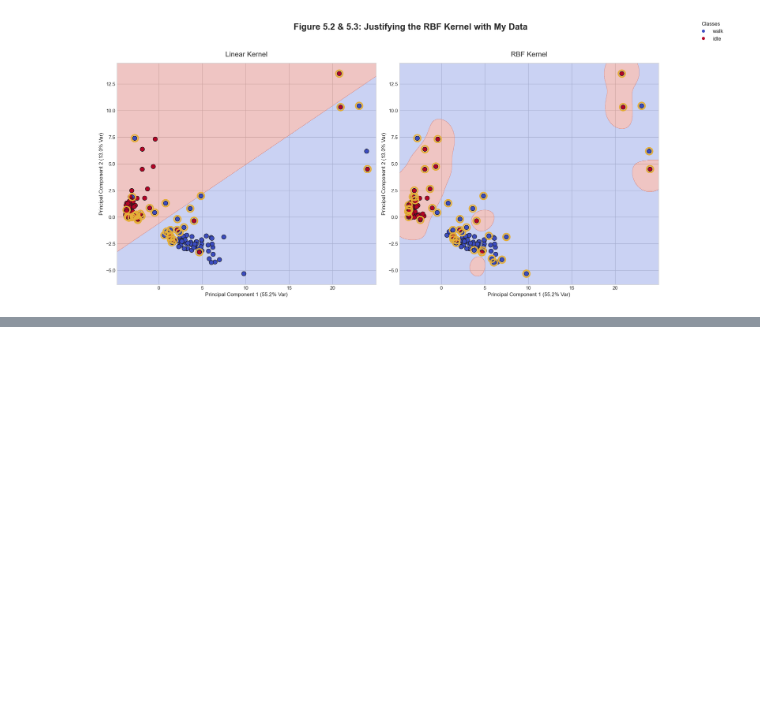
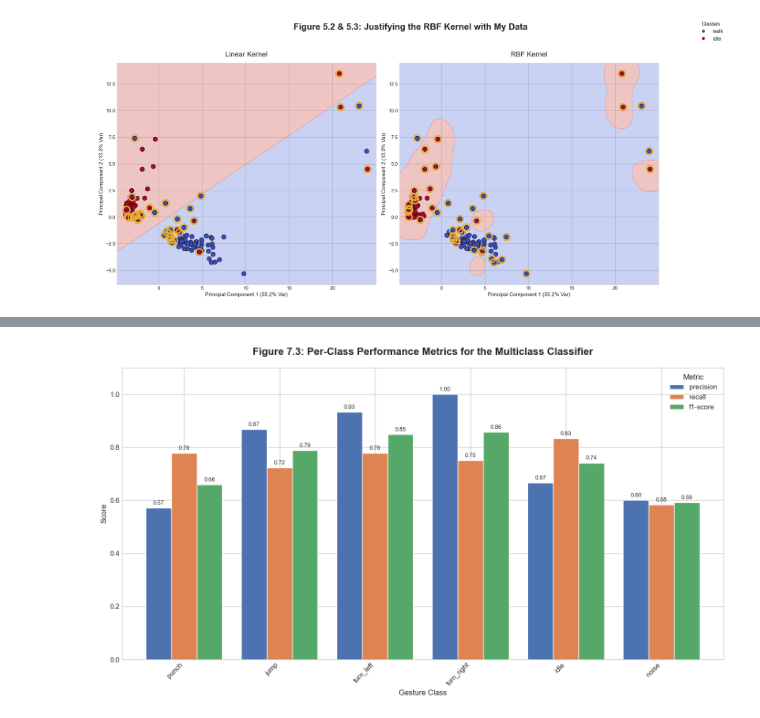
Before and after one commit to CarlKho-Minerva/v3pls, a Jupyter notebook: carl-appendix.ipynb, the cells around one changed output, grey strips where cells are left out. Saved outputs shown, nothing was run; the diff lists cells and outputs as text; code cells hidden in the pictures; blank space fills up the shorter version.

```diff
--- a/carl-appendix.ipynb
+++ b/carl-appendix.ipynb
@@ -898,0 +1070,51 @@ except Exception as e:
+# %%
+import matplotlib.pyplot as plt
+import numpy as np
+import pandas as pd
+from sklearn.metrics import classification_report
+
+try:
+    # --- 1. Get the classification report as a dictionary ---
+    report_dict = classification_report(
+        y_test_multi, y_pred_multi, target_names=MULTICLASS_CLASSES, output_dict=True
+    )
+
+    # --- 2. Extract the per-class metrics into a pandas DataFrame ---
+    class_metrics = {
+        class_name: report_dict[class_name] for class_name in MULTICLASS_CLASSES
+    }
+    metrics_df = pd.DataFrame(class_metrics).T
+    metrics_df = metrics_df.drop(columns="support")
+
+    # --- 3. Visualization ---
+    plt.style.use("seaborn-v0_8-whitegrid")
+    ax = metrics_df.plot(kind="bar", figsize=(14, 8), width=0.8)
+
+    # --- 4. Labels, Title, and Formatting ---
+    ax.set_ylabel("Score", fontsize=12)
+    ax.set_xlabel("Gesture Class", fontsize=12)
+    ax.set_title(
+        "Figure 7.3: Per-Class Performance Metrics for the Multiclass Classifier",
+        fontsize=16,
+        fontweight="bold",
+        pad=20,
+    )
+
+    # THE FIX: I'm replacing ax.tick_params with plt.xticks, which correctly handles label properties.
+    plt.xticks(rotation=45, ha="right")
+
+    ax.legend(title="Metric", fontsize=11)
+    ax.set_ylim(0, 1.1)
+
+    for container in ax.containers:
+        ax.bar_label(container, fmt="%.2f", fontsize=9, padding=3)
+
+    plt.tight_layout()
+    plt.show()
+
+except NameError:
+    print(
+        "--- ERROR: Required variables not found. Please run the prediction cell first. ---"
+    )
+# %% [output]
+[figure, added]
```
Also changed, not shown: parts of 8 cells of this notebook, 2 other files.
